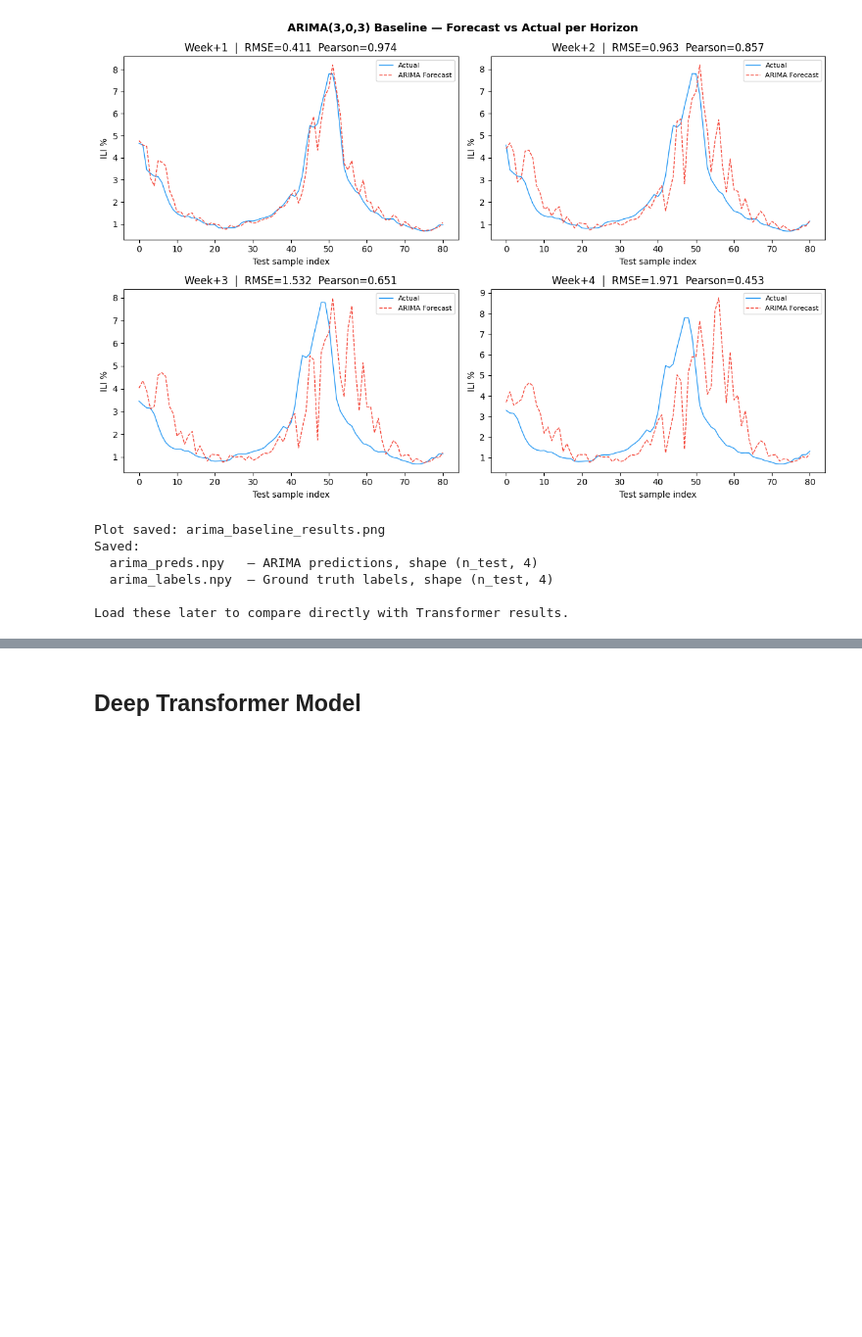
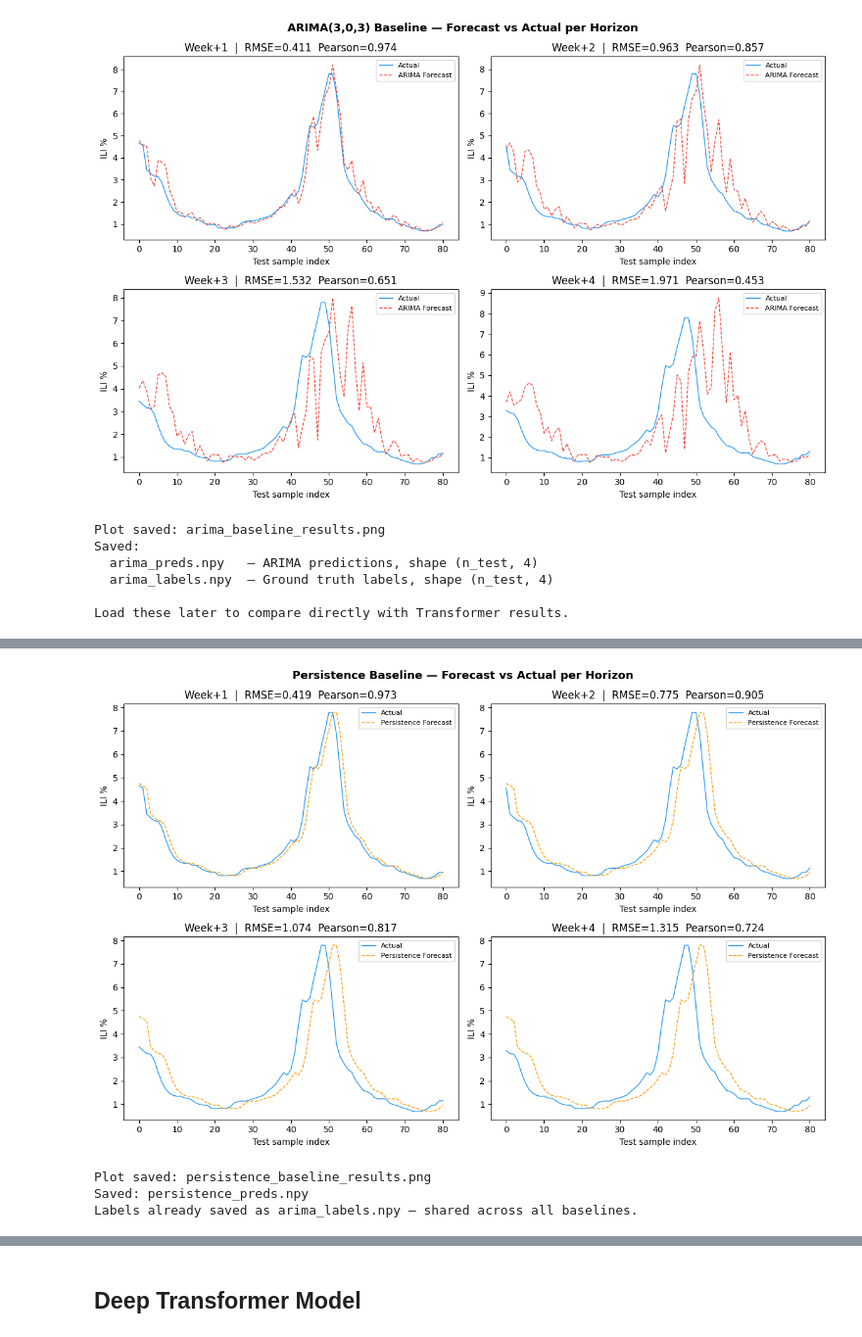
Before and after one commit to wangly7/epidemic-transformer-forecasting, a Jupyter notebook: transformer-influenza-predicting_ARIMA.ipynb, the cells around one changed output, grey strips where cells are left out. Shown at 98% size. Cells and saved outputs as stored; diff of their text form; code cells hidden in the pictures; blank space fills up the shorter version.

Commit message:
add persistence baseline

```diff
--- a/transformer-influenza-predicting_ARIMA.ipynb
+++ b/transformer-influenza-predicting_ARIMA.ipynb
@@ -191,0 +265,38 @@ Load these later to compare directly with Transformer results.
+# %%
+
+
+# ───────────── Visualize ────────────────────────────────────────
+
+fig, axes = plt.subplots(2, 2, figsize=(12, 8))
+fig.suptitle("Persistence Baseline — Forecast vs Actual per Horizon",
+             fontsize=13, fontweight="bold")
+
+for step in range(FUTURE):
+    ax   = axes[step // 2][step % 2]
+    rmse = persist_metrics[f"week{step+1}"]["rmse"]
+    r    = persist_metrics[f"week{step+1}"]["pearson"]
+
+    ax.plot(persist_labels[:, step], color="#2196F3", linewidth=1.0, label="Actual")
+    ax.plot(persist_preds[:, step],  color="#FF9800", linewidth=1.0,
+            linestyle="--", label="Persistence Forecast")
+    ax.set_title(f"Week+{step+1}  |  RMSE={rmse:.3f}  Pearson={r:.3f}")
+    ax.set_ylabel("ILI %")
+    ax.set_xlabel("Test sample index")
+    ax.legend(fontsize=8)
+
+plt.tight_layout()
+plt.savefig("persistence_baseline_results.png", dpi=150, bbox_inches="tight")
+plt.show()
+print("Plot saved: persistence_baseline_results.png")
+
+
+# ────────── Save results ─────────────────────────────────────
+
+np.save("persistence_preds.npy", persist_preds)
+print("Saved: persistence_preds.npy")
+print("Labels already saved as arima_labels.npy — shared across all baselines.")
+# %% [output]
+[figure, added]
+Plot saved: persistence_baseline_results.png
+Saved: persistence_preds.npy
+Labels already saved as arima_labels.npy — shared across all baselines.
```
Also changed, not shown: parts of 10 cells of this notebook, 8 other files.
